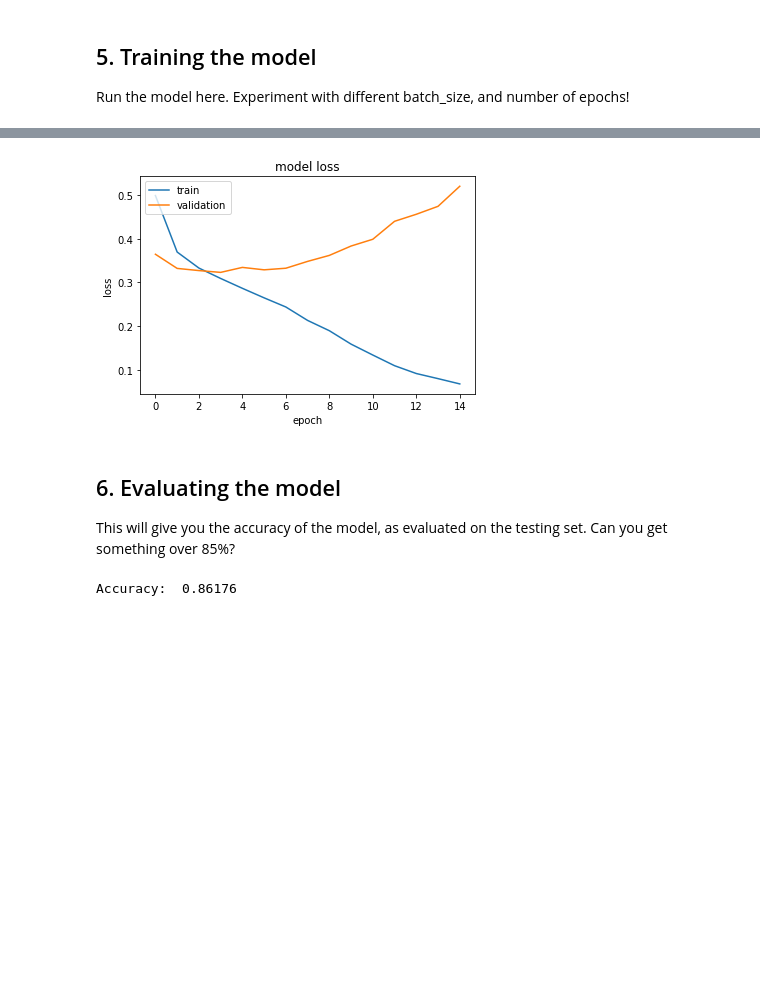
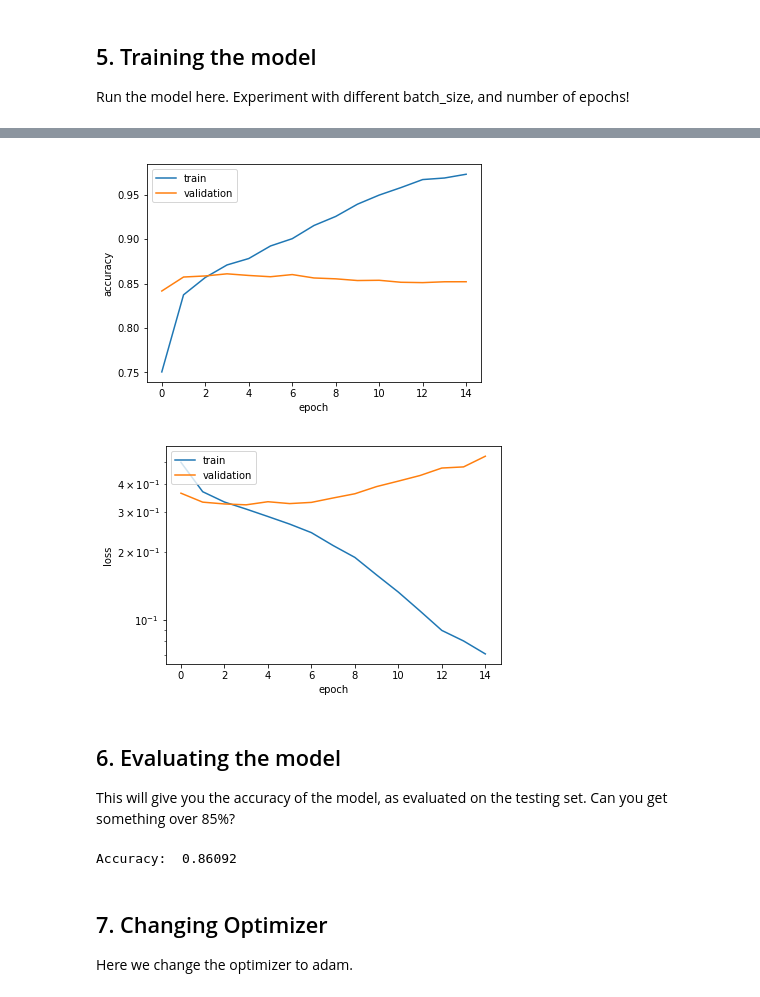
Before and after one commit to mekhod/imdb_rating, a Jupyter notebook: IMDB_In_Keras.ipynb, the cells around one changed output, grey strips where cells are left out. Saved outputs shown, nothing was run; the diff lists cells and outputs as text; code cells hidden in the pictures; blank space fills up the shorter version.

Commit message:
feat: Added loss/epoch plot.

```diff
--- a/IMDB_In_Keras.ipynb
+++ b/IMDB_In_Keras.ipynb
@@ -148,0 +126,4 @@ _________________________________________________________________
+# %%
+sgd = SGD(lr=0.005, decay=1e-6, momentum=0.9, nesterov=True)
+model = construct_model(optimizer=sgd)
+model.summary()
@@ -179,26 +178,33 @@ Epoch 00012: val_acc did not improve
 Epoch 00013: val_acc did not improve
 Epoch 00014: val_acc did not improve
 # %%
-plt.plot(hist.history['loss'])
-plt.plot(hist.history['val_loss'])
-plt.title('model loss')
-plt.ylabel('loss')
-plt.xlabel('epoch')
-plt.legend(['train', 'validation'], loc='upper left')
-plt.show()
+def plot_history(hist, title=''):
+    ##
+    plt.plot(hist.history['acc'])
+    plt.plot(hist.history['val_acc'])
+    plt.title('model accuracy')
+    plt.ylabel('accuracy')
+    plt.xlabel('epoch')
+    plt.title(title)
+    plt.legend(['train', 'validation'], loc='upper left')
+    plt.show()
+    ##
+    plt.plot(hist.history['loss'])
+    plt.plot(hist.history['val_loss'])
+    plt.title('model loss')
+    plt.ylabel('loss')
+    plt.xlabel('epoch')
+    plt.title(title)
+    plt.legend(['train', 'validation'], loc='upper left')
+    plt.yscale('log')
+    plt.show()
+    ##
+    return
-# %% [output]
-[figure, removed]
+# %%
+plot_history(hist=hist)
+# %% [output]
+[figure, added]
+[figure, added]
 # %% [markdown]
 ## 6. Evaluating the model
 This will give you the accuracy of the model, as evaluated on the testing set. Can you get something over 85%?
-# %%
-model = construct_model()
-model.load_weights('weights.hdf5')
-sgd = SGD(lr=0.01, decay=1e-6, momentum=0.9, nesterov=True)
-model.compile(loss='binary_crossentropy',
-              optimizer=sgd,
-              metrics=['accuracy'])
-score = model.evaluate(x_test_tok, y_test_tok, verbose=0)
-print("Accuracy: ", score[1])
-# %% [output]
-Accuracy:  0.86176
@@ -204,0 +220,7 @@ Accuracy:  0.86176
+# %%
+evaluate_model()
+# %% [output]
+Accuracy:  0.86092
+# %% [markdown]
+## 7. Changing Optimizer
+Here we change the optimizer to adam.
```
Also changed, not shown: parts of 9 cells of this notebook, 3 other files.
